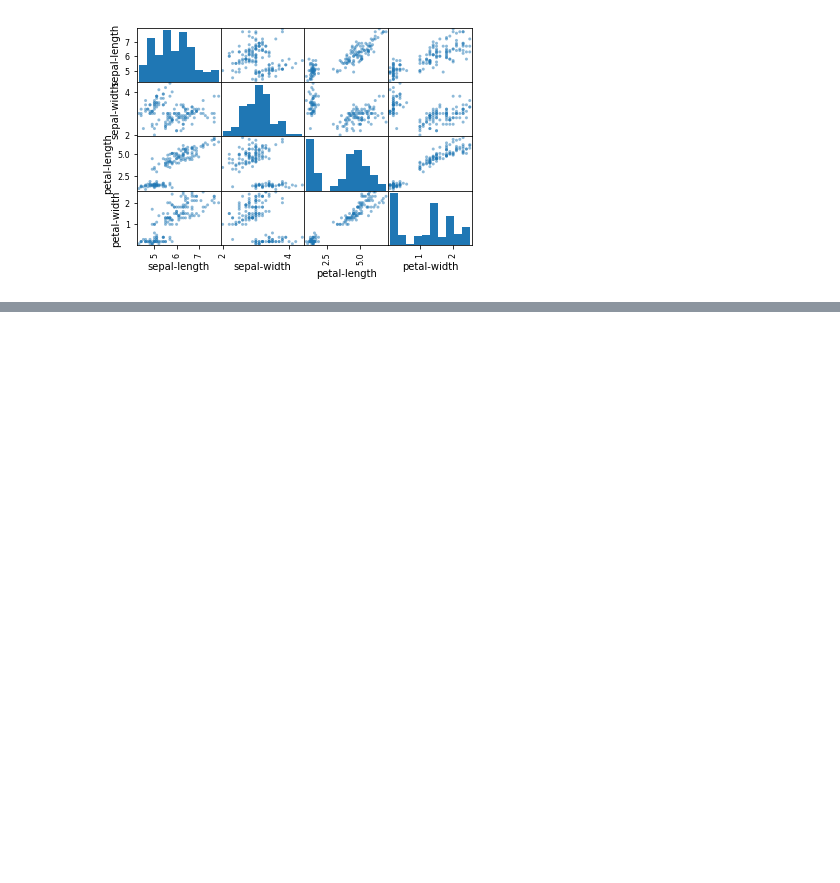
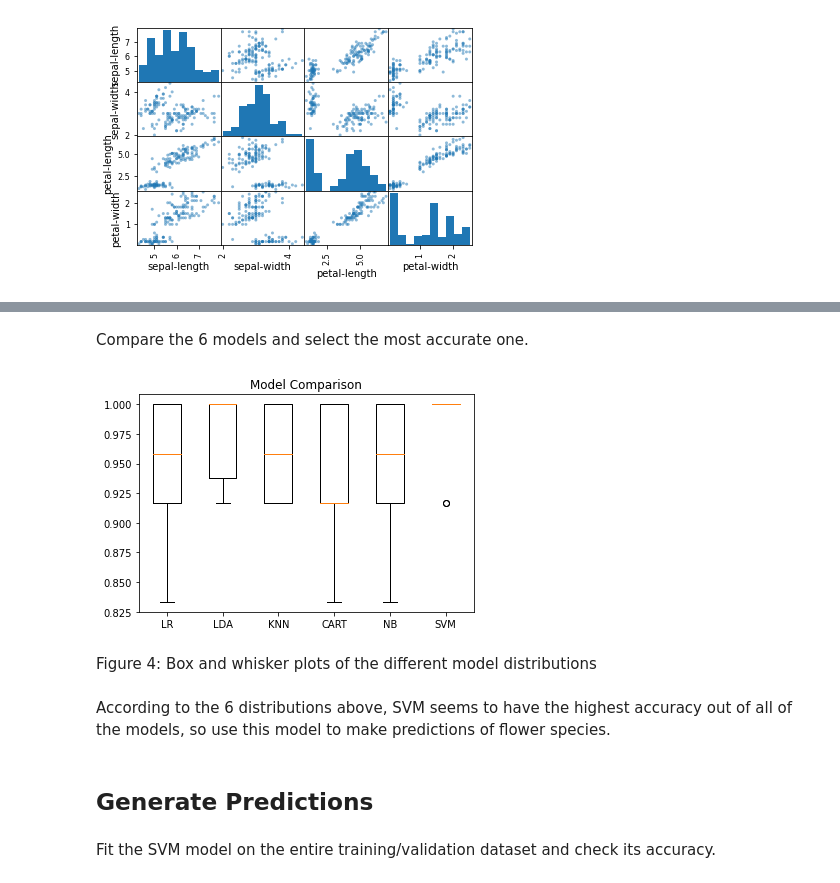
Before and after one commit to jamesbasa/ML-Classification-of-Flowers, a Jupyter notebook: Machine Learning Classification of Iris Flowers.ipynb, the cells around one changed output, grey strips where cells are left out. Drawn from its saved outputs; the diff is of its cells as text; code cells hidden in the pictures; blank space fills up the shorter version.

```diff
--- a/Machine Learning Classification of Iris Flowers.ipynb
+++ b/Machine Learning Classification of Iris Flowers.ipynb
@@ -130,0 +137,7 @@ Looking at the scatter plot matrix above, I did not notice any data values that
+# %%
+#validation dataset
+array = dataset.values
+#X = measurements, Y = species
+X = array[:,0:4]
+Y = array[:,4]
+X_train, X_validation, Y_train, Y_validation = train_test_split(X, Y, test_size=0.2, random_state=1)
@@ -130,0 +154,21 @@ Looking at the scatter plot matrix above, I did not notice any data values that
+# %%
+#algorithms
+models = []
+models.append(('LR', LogisticRegression(solver='liblinear', multi_class='ovr')))
+models.append(('LDA', LinearDiscriminantAnalysis()))
+models.append(('KNN', KNeighborsClassifier()))
+models.append(('CART', DecisionTreeClassifier()))
+models.append(('NB', GaussianNB()))
+models.append(('SVM', SVC(gamma='auto')))
+
+#evaluate each algorithm
+results = []
+names = []
+print('model: mean  (std)')
+print('--------------------')
+for name, model in models:
+    kfold = StratifiedKFold(n_splits=10, random_state=1, shuffle=True)
+    cv_results = cross_val_score(model, X_train, Y_train, cv=kfold, scoring='accuracy')
+    results.append(cv_results)
+    names.append(name)
+    print('%s: %f (%f)' % (name, cv_results.mean(), cv_results.std()))
@@ -130,0 +184,17 @@ Looking at the scatter plot matrix above, I did not notice any data values that
+# %% [markdown]
+Compare the 6 models and select the most accurate one.
+# %%
+#compare models
+plt.boxplot(results, labels=names)
+plt.title('Model Comparison')
+plt.show()
+# %% [output]
+[figure, added]
+# %% [markdown]
+Figure 4: Box and whisker plots of the different model distributions
+# %% [markdown]
+According to the 6 distributions above, SVM seems to have the highest accuracy out of all of the models, so use this model to make predictions of flower species.
+# %% [markdown]
+## Generate Predictions
+# %% [markdown]
+Fit the SVM model on the entire training/validation dataset and check its accuracy.
```
Also changed, not shown: parts of 18 cells of this notebook, 1 other file.
